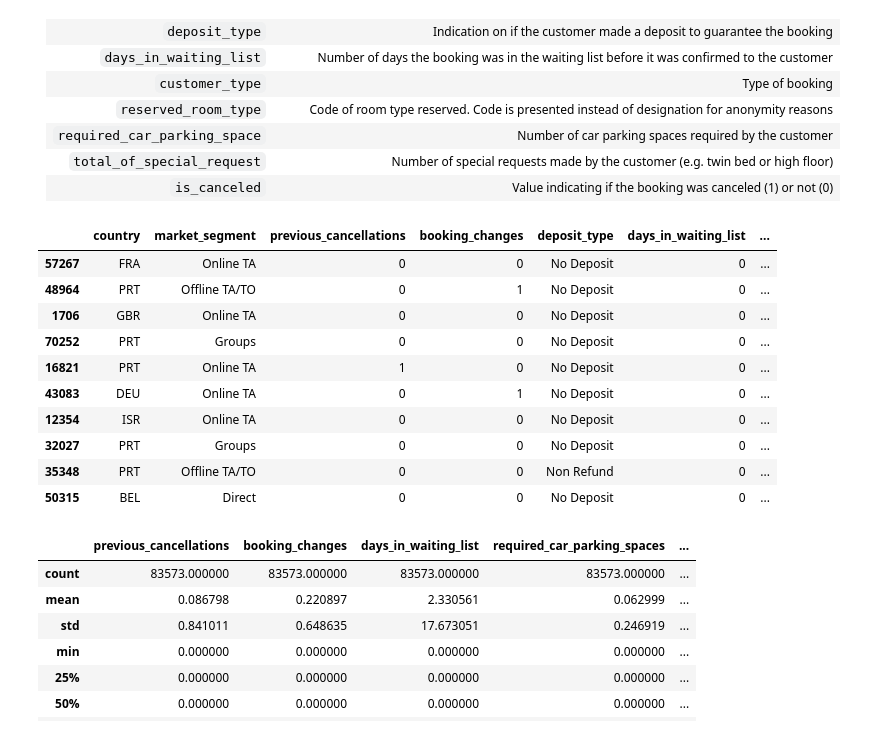
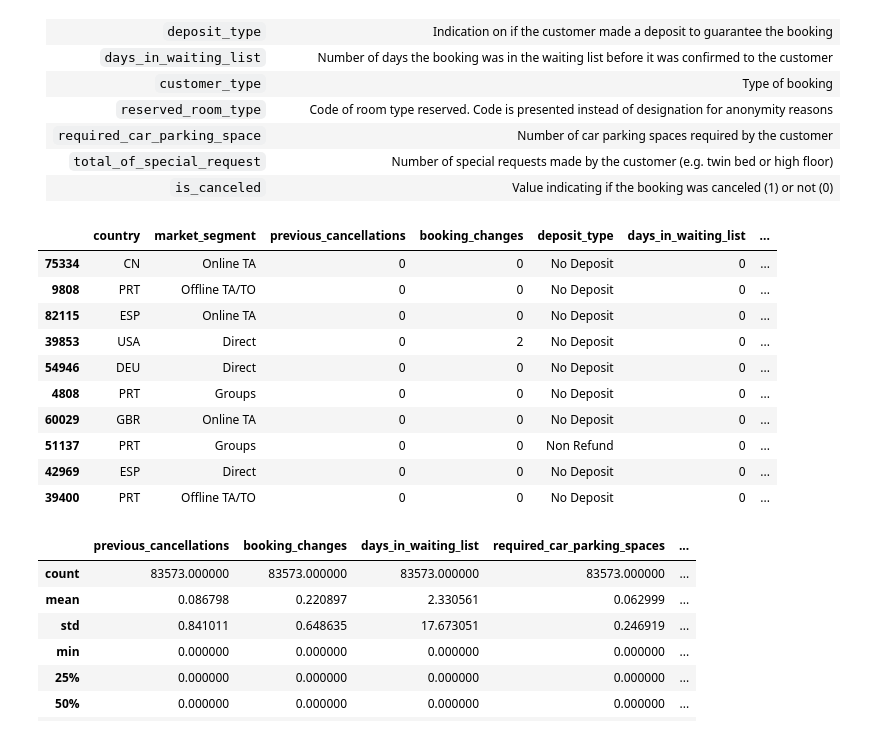
Before and after one commit to fnkhairudin/Hotel-Booking-Demand, a Jupyter notebook: notebooks/1.0-fnk-hotel-classification.ipynb, the cells around one changed output. Cells and saved outputs as stored; diff of their text form; code cells hidden in the pictures.

```diff
--- a/notebooks/1.0-fnk-hotel-classification.ipynb
+++ b/notebooks/1.0-fnk-hotel-classification.ipynb
@@ -119,20 +119,20 @@ Dataset dapat di akses pada link berikut: [dataset!](https://drive.google.com/dr
 | `total_of_special_request` | Number of special requests made by the customer (e.g. twin bed or high floor) |
 | `is_canceled` | Value indicating if the booking was canceled (1) or not (0) |
 # %%
-data = pd.read_csv(r"C:\Users\ASUS\Desktop\DataSciencePurwadhika\Modul3\Hotel-Booking-Demand\data\raw\data_hotel_booking_demand.csv")
+data = pd.read_csv(r"C:\Users\faisa\Desktop\DataSciencePurwadhika\Modul3ML\HotelBookingDemand\data\raw\data_hotel_booking_demand.csv")
 data.sample(10)
 # %% [output]
 |  | country | market_segment | previous_cancellations | booking_changes | deposit_type | days_in_waiting_list | ... |
-| 57267 | FRA | Online TA | 0 | 0 | No Deposit | 0 | ... |
-| 48964 | PRT | Offline TA/TO | 0 | 1 | No Deposit | 0 | ... |
-| 1706 | GBR | Online TA | 0 | 0 | No Deposit | 0 | ... |
-| 70252 | PRT | Groups | 0 | 0 | No Deposit | 0 | ... |
-| 16821 | PRT | Online TA | 1 | 0 | No Deposit | 0 | ... |
-| 43083 | DEU | Online TA | 0 | 1 | No Deposit | 0 | ... |
-| 12354 | ISR | Online TA | 0 | 0 | No Deposit | 0 | ... |
-| 32027 | PRT | Groups | 0 | 0 | No Deposit | 0 | ... |
-| 35348 | PRT | Offline TA/TO | 0 | 0 | Non Refund | 0 | ... |
-| 50315 | BEL | Direct | 0 | 0 | No Deposit | 0 | ... |
+| 75334 | CN | Online TA | 0 | 0 | No Deposit | 0 | ... |
+| 9808 | PRT | Offline TA/TO | 0 | 0 | No Deposit | 0 | ... |
+| 82115 | ESP | Online TA | 0 | 0 | No Deposit | 0 | ... |
+| 39853 | USA | Direct | 0 | 2 | No Deposit | 0 | ... |
+| 54946 | DEU | Direct | 0 | 0 | No Deposit | 0 | ... |
+| 4808 | PRT | Groups | 0 | 0 | No Deposit | 0 | ... |
+| 60029 | GBR | Online TA | 0 | 0 | No Deposit | 0 | ... |
+| 51137 | PRT | Groups | 0 | 0 | Non Refund | 0 | ... |
+| 42969 | ESP | Direct | 0 | 0 | No Deposit | 0 | ... |
+| 39400 | PRT | Offline TA/TO | 0 | 0 | No Deposit | 0 | ... |
 # %%
 display(
     # numerical variable
```
Also changed, not shown: parts of 12 cells of this notebook, 1 other file.
